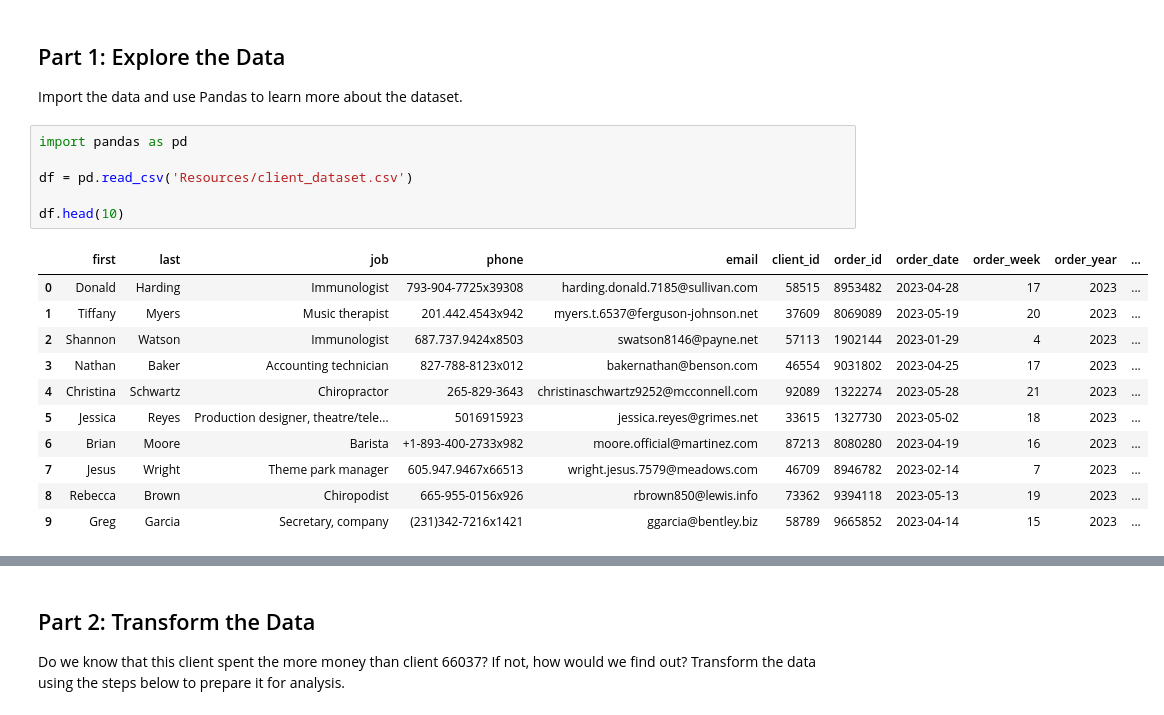
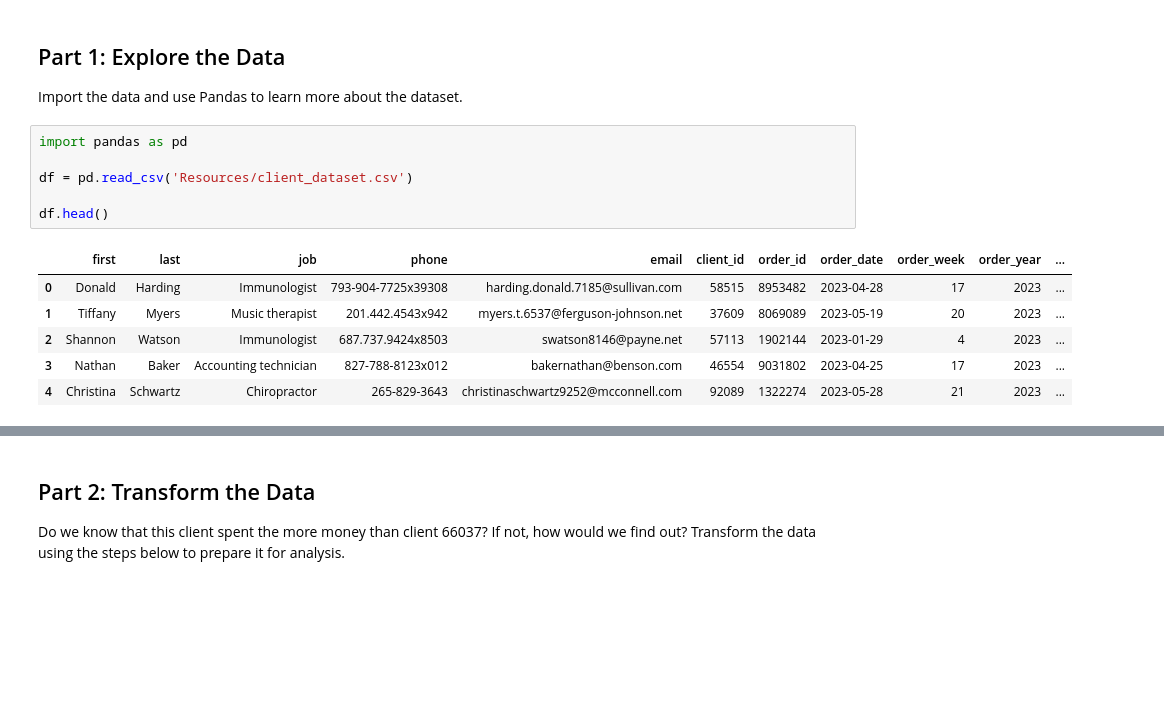
Before and after one commit to evinas93/pandas-challenge-1, a Jupyter notebook: module_4_challenge.ipynb, the cells around one changed output, grey strips where cells are left out. Cells and saved outputs as stored; diff of their text form; blank space fills up the shorter version.

```diff
--- a/module_4_challenge.ipynb
+++ b/module_4_challenge.ipynb
@@ -5,20 +5,15 @@ Import the data and use Pandas to learn more about the dataset.
 # %%
 import pandas as pd
 
 df = pd.read_csv('Resources/client_dataset.csv')
 
-df.head(10)
+df.head()
 # %% [output]
 |  | first | last | job | phone | email | client_id | order_id | order_date | order_week | order_year | ... |
 | 0 | Donald | Harding | Immunologist | 793-904-7725x39308 | harding.donald.7185@sullivan.com | 58515 | 8953482 | 2023-04-28 | 17 | 2023 | ... |
 | 1 | Tiffany | Myers | Music therapist | 201.442.4543x942 | myers.t.6537@ferguson-johnson.net | 37609 | 8069089 | 2023-05-19 | 20 | 2023 | ... |
 | 2 | Shannon | Watson | Immunologist | 687.737.9424x8503 | swatson8146@payne.net | 57113 | 1902144 | 2023-01-29 | 4 | 2023 | ... |
 | 3 | Nathan | Baker | Accounting technician | 827-788-8123x012 | bakernathan@benson.com | 46554 | 9031802 | 2023-04-25 | 17 | 2023 | ... |
 | 4 | Christina | Schwartz | Chiropractor | 265-829-3643 | christinaschwartz9252@mcconnell.com | 92089 | 1322274 | 2023-05-28 | 21 | 2023 | ... |
-| 5 | Jessica | Reyes | Production designer, theatre/tele... | 5016915923 | jessica.reyes@grimes.net | 33615 | 1327730 | 2023-05-02 | 18 | 2023 | ... |
-| 6 | Brian | Moore | Barista | +1-893-400-2733x982 | moore.official@martinez.com | 87213 | 8080280 | 2023-04-19 | 16 | 2023 | ... |
-| 7 | Jesus | Wright | Theme park manager | 605.947.9467x66513 | wright.jesus.7579@meadows.com | 46709 | 8946782 | 2023-02-14 | 7 | 2023 | ... |
-| 8 | Rebecca | Brown | Chiropodist | 665-955-0156x926 | rbrown850@lewis.info | 73362 | 9394118 | 2023-05-13 | 19 | 2023 | ... |
-| 9 | Greg | Garcia | Secretary, company | (231)342-7216x1421 | ggarcia@bentley.biz | 58789 | 9665852 | 2023-04-14 | 15 | 2023 | ... |
 # %%
 # View the column names in the data
```
Also changed, not shown: parts of 20 cells of this notebook.
